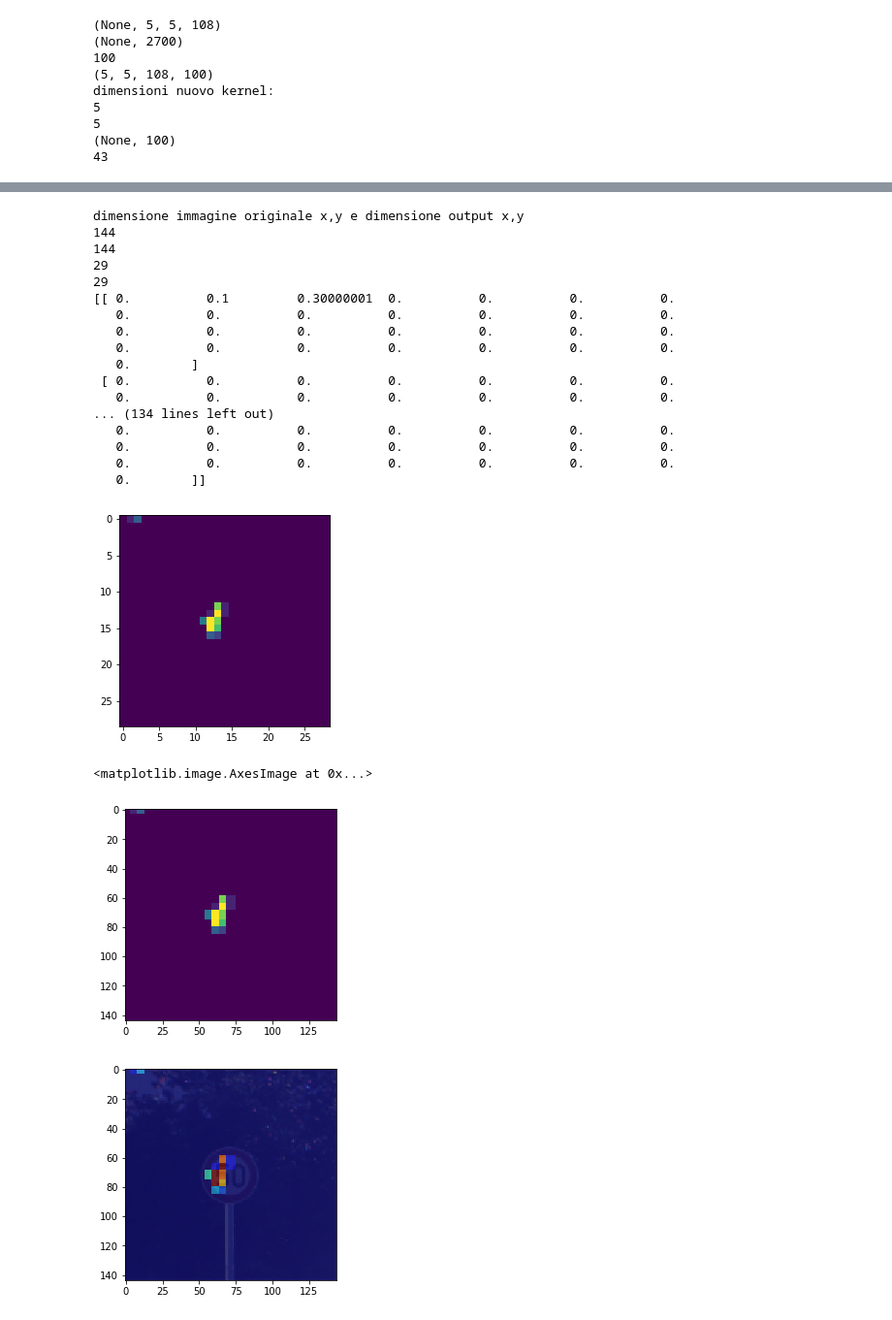
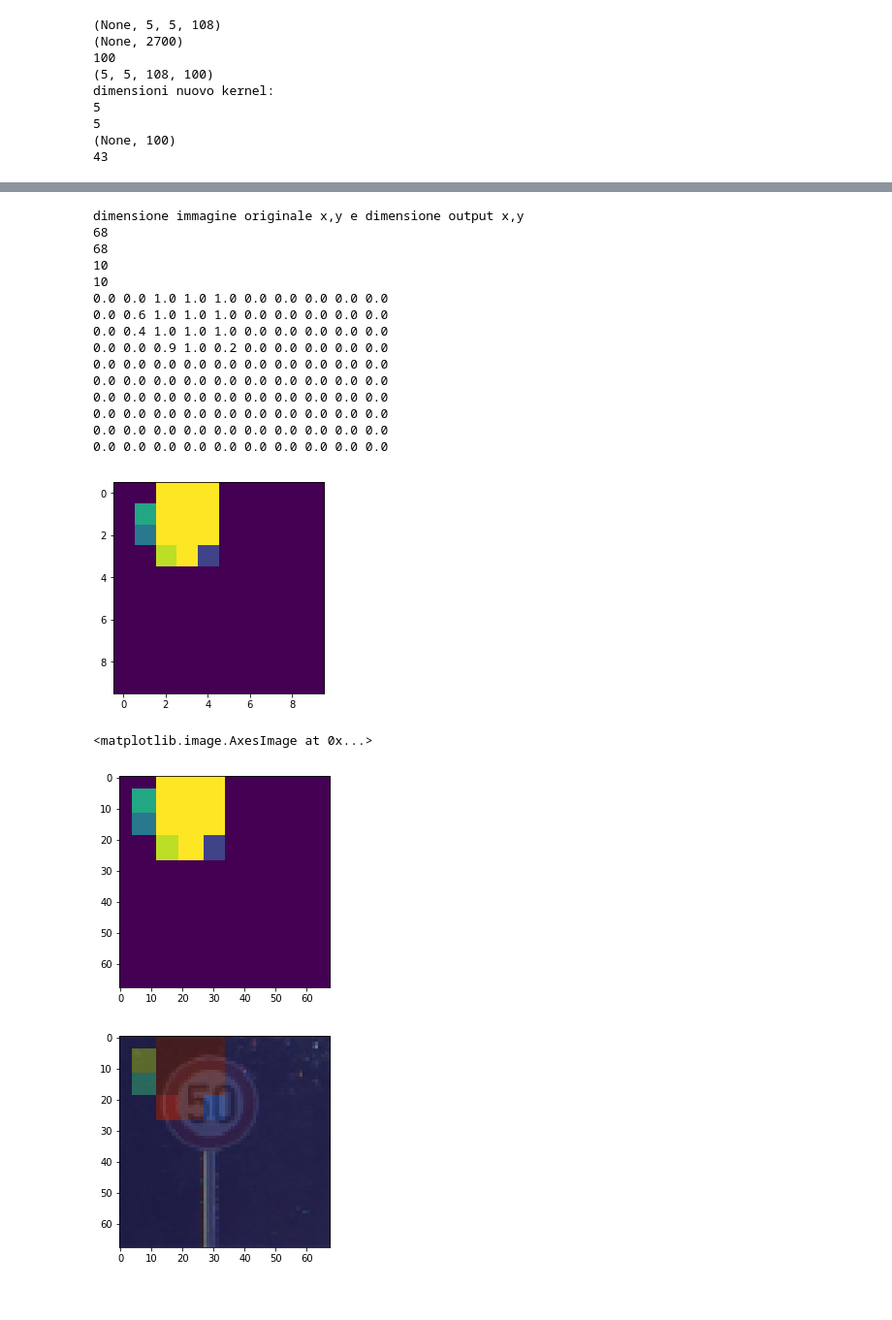
Before and after one commit to cecchilinux/machine_learning, a Jupyter notebook: notebooks/FNC-final_test.ipynb, the cells around one changed output, grey strips where cells are left out. Shown: that part at 97% size. Saved outputs shown, nothing was run; the diff lists cells and outputs as text; code cells hidden in the pictures.

```diff
--- a/notebooks/FNC-final_test.ipynb
+++ b/notebooks/FNC-final_test.ipynb
@@ -76,6 +79,28 @@ IMAGE_SIZE_NEW = (144, 144)
 #fname = '/notebooks/images/test_fcn/final/30/112.png'
 #ll = 1 # true label
 #IMAGE_SIZE_NEW = (112, 112)
+# %%
+# 50 km/h
+ll = 2
+### 100%
+fname = '/notebooks/images/test_fcn/final/_50/48.png'
+IMAGE_SIZE_NEW = (32, 32)
+
+### 50%
+fname = '/notebooks/images/test_fcn/final/_50/68.png'
+IMAGE_SIZE_NEW = (48, 48)
+
+### 25%
+fname = '/notebooks/images/test_fcn/final/_50/96.png'
+IMAGE_SIZE_NEW = (68, 68)
+
+### 15%
+#fname = '/notebooks/images/test_fcn/final/_50/124.png'
+#IMAGE_SIZE_NEW = (96, 96)
+
+### 10%
+#fname = '/notebooks/images/test_fcn/final/_50/151.png'
+#IMAGE_SIZE_NEW = (124, 124)
 # %%
 import sys
 import scipy
@@ -271,7 +296,9 @@ for i in range(0, num_1):
     for j in range(0, num_2):
         #original_matrix[i][j] = i1
         prob = round(predicted_proba[0][i][j][ll], 1)
-        original_matrix[i][j] = prob
+        original_matrix[i][j] = float("{0:.2f}".format(prob))
+        #original_matrix[i][j] = round(prob, 3)
+
 #        if prob > min_prob:
 #            original_matrix[i][j]
 #        else:
@@ -280,26 +307,30 @@ for i in range(0, num_1):
 original_matrix = np.array(original_matrix)
 #original_matrix = np.ma.masked_where(original_matrix < 0, original_matrix)
 plt.imshow(original_matrix)
-print(original_matrix)
+#print(original_matrix)
+#print(str(original_matrix)[1:-1])
+
+for i in range(0, num_1):
+    for j in range(0, num_2):
+        print(original_matrix[i][j], end=" ")
+    print()
 # %% [output]
 dimensione immagine originale x,y e dimensione output x,y
-144
-144
-29
-29
-[[ 0.          0.1         0.30000001  0.          0.          0.          0.
-   0.          0.          0.          0.          0.          0.          0.
-   0.          0.          0.          0.          0.          0.          0.
-   0.          0.          0.          0.          0.          0.          0.
-   0.        ]
- [ 0.          0.          0.          0.          0.          0.          0.
-   0.          0.          0.          0.          0.          0.          0.
-... (134 lines left out)
-   0.          0.          0.          0.          0.          0.          0.
-   0.          0.          0.          0.          0.          0.          0.
-   0.          0.          0.          0.          0.          0.          0.
-   0.        ]]
+68
+68
+10
+10
+0.0 0.0 1.0 1.0 1.0 0.0 0.0 0.0 0.0 0.0
+0.0 0.6 1.0 1.0 1.0 0.0 0.0 0.0 0.0 0.0
+0.0 0.4 1.0 1.0 1.0 0.0 0.0 0.0 0.0 0.0
+0.0 0.0 0.9 1.0 0.2 0.0 0.0 0.0 0.0 0.0
+0.0 0.0 0.0 0.0 0.0 0.0 0.0 0.0 0.0 0.0
+0.0 0.0 0.0 0.0 0.0 0.0 0.0 0.0 0.0 0.0
+0.0 0.0 0.0 0.0 0.0 0.0 0.0 0.0 0.0 0.0
+0.0 0.0 0.0 0.0 0.0 0.0 0.0 0.0 0.0 0.0
+0.0 0.0 0.0 0.0 0.0 0.0 0.0 0.0 0.0 0.0
+0.0 0.0 0.0 0.0 0.0 0.0 0.0 0.0 0.0 0.0
-[figure, old version]
+[figure, new version]
 # %%
 resized = scipy.ndimage.zoom(predicted_proba, (1,IMAGE_SIZE_NEW[0]/predicted_proba.shape[1],
                                                IMAGE_SIZE_NEW[1]/predicted_proba.shape[2], 1), order=0)
@@ -326,7 +357,7 @@ plt.imshow(new_matrix)
 #print(new_matrix)
 # %% [output]
 <matplotlib.image.AxesImage at 0x...>
-[figure, old version]
+[figure, new version]
 # %%
 #from collections import Counter
 #count = Counter(original_matrix)
@@ -340,19 +371,19 @@ plt.imshow(new_matrix)
 # %%
 import numpy as np
 import matplotlib.pyplot as plt
 import matplotlib.cm as cm
 
 # Generate some data...
 #gray_data = np.arange(10000).reshape(100, 100)
 
 #masked_data = np.random.random(IMAGE_SIZE_NEW)
 
-masked_data = np.ma.masked_where(new_matrix < 0, new_matrix)
+masked_data = np.ma.masked_where(new_matrix < -1, new_matrix)
 #masked_data = np.dot(masked_data, 10)
 # Overlay the two images
 fig, ax = plt.subplots()
 ax.imshow(img_original, cmap=cm.gray)
-ax.imshow(masked_data, cmap=cm.jet, alpha=0.6)
+ax.imshow(masked_data, cmap=cm.jet, alpha=0.3)
 plt.show()
 # %% [output]
-[figure, old version]
+[figure, new version]
```
Also changed, not shown: parts of 4 cells of this notebook, 5 other files.
